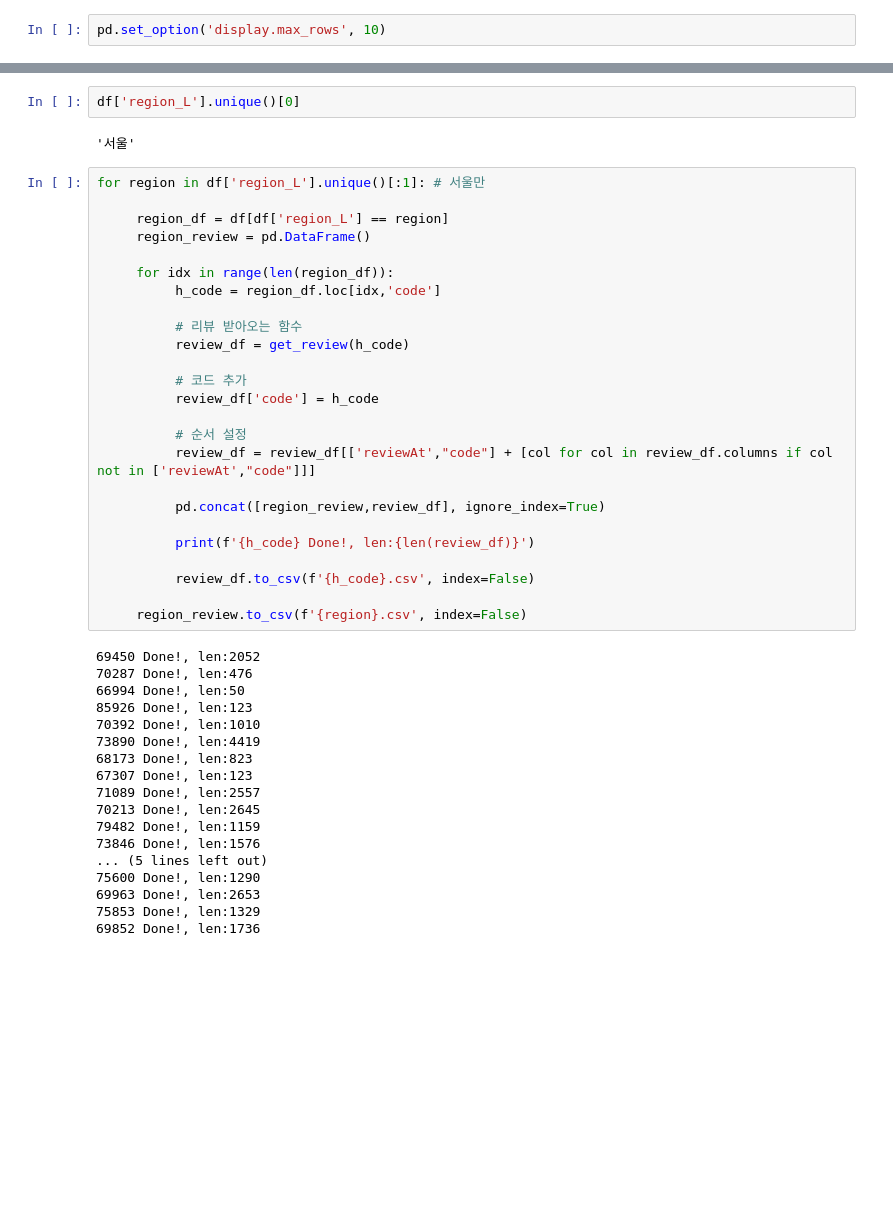
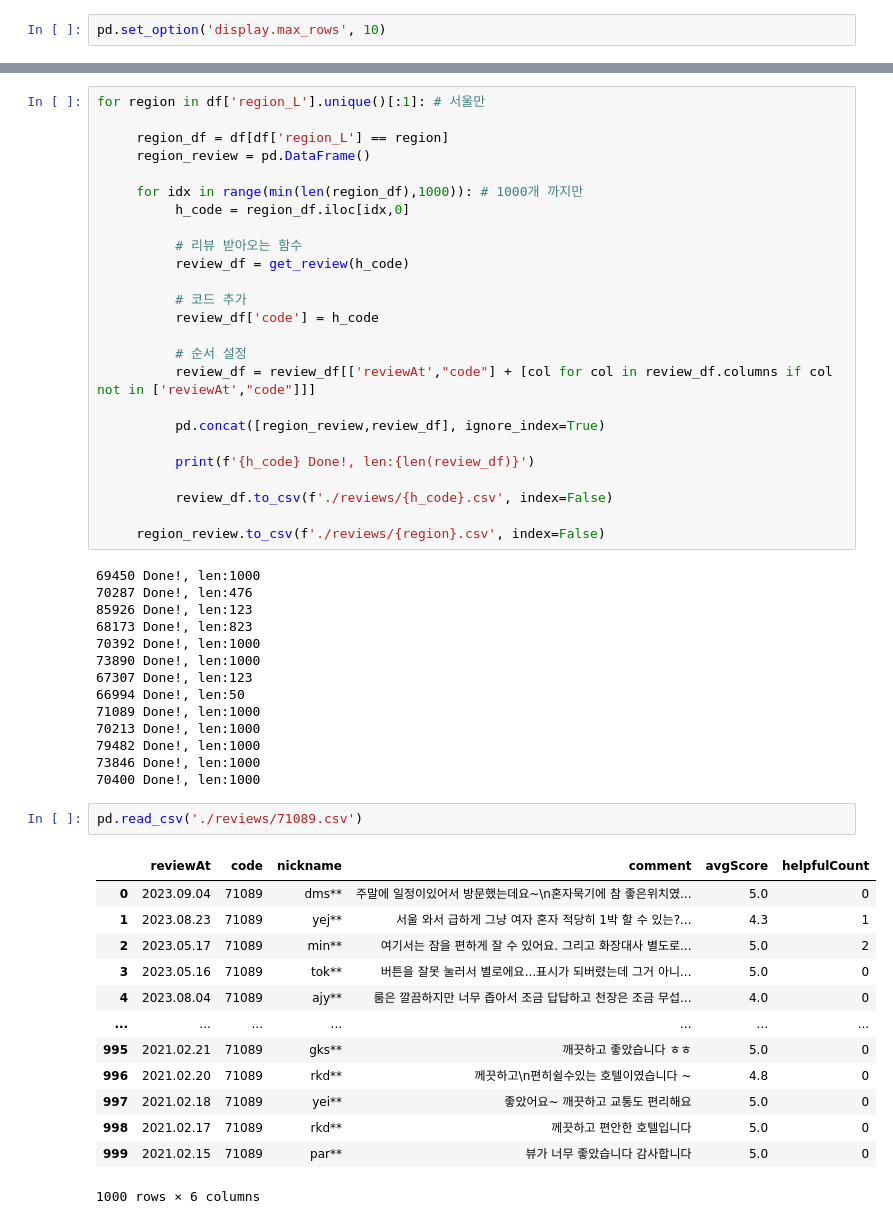
Before and after one commit to doxgxxn/final_crawl, a Jupyter notebook: 03_hotels_review.ipynb, the cells around one changed output, grey strips where cells are left out. Drawn from its saved outputs; the diff is of its cells as text; blank space fills up the shorter version.

```diff
--- a/03_hotels_review.ipynb
+++ b/03_hotels_review.ipynb
@@ -134,15 +118,11 @@ for i in df['region_L'].unique():
-# %%
-df['region_L'].unique()[0]
-# %% [output]
-'서울'
 # %%
 for region in df['region_L'].unique()[:1]: # 서울만
 
      region_df = df[df['region_L'] == region]
      region_review = pd.DataFrame()
 
-     for idx in range(len(region_df)):
-          h_code = region_df.loc[idx,'code']
+     for idx in range(min(len(region_df),1000)): # 1000개 까지만
+          h_code = region_df.iloc[idx,0]
 
           # 리뷰 받아오는 함수
           review_df = get_review(h_code)
@@ -157,25 +137,37 @@ for region in df['region_L'].unique()[:1]: # 서울만
 
           print(f'{h_code} Done!, len:{len(review_df)}')
 
-          review_df.to_csv(f'{h_code}.csv', index=False)
+          review_df.to_csv(f'./reviews/{h_code}.csv', index=False)
 
-     region_review.to_csv(f'{region}.csv', index=False)
+     region_review.to_csv(f'./reviews/{region}.csv', index=False)
 # %% [output]
-69450 Done!, len:2052
+69450 Done!, len:1000
 70287 Done!, len:476
+85926 Done!, len:123
+68173 Done!, len:823
+70392 Done!, len:1000
+73890 Done!, len:1000
+67307 Done!, len:123
 66994 Done!, len:50
-85926 Done!, len:123
-70392 Done!, len:1010
-73890 Done!, len:4419
-68173 Done!, len:823
-67307 Done!, len:123
-71089 Done!, len:2557
-70213 Done!, len:2645
-79482 Done!, len:1159
-73846 Done!, len:1576
-... (5 lines left out)
-75600 Done!, len:1290
-69963 Done!, len:2653
-75853 Done!, len:1329
-69852 Done!, len:1736
+71089 Done!, len:1000
+70213 Done!, len:1000
+79482 Done!, len:1000
+73846 Done!, len:1000
+70400 Done!, len:1000
+# %%
+pd.read_csv('./reviews/71089.csv')
+# %% [output]
+|  | reviewAt | code | nickname | comment | avgScore | helpfulCount |
+| 0 | 2023.09.04 | 71089 | dms** | 주말에 일정이있어서 방문했는데요~\n혼자묵기에 참 좋은위치였... | 5.0 | 0 |
+| 1 | 2023.08.23 | 71089 | yej** | 서울 와서 급하게 그냥 여자 혼자 적당히 1박 할 수 있는?... | 4.3 | 1 |
+| 2 | 2023.05.17 | 71089 | min** | 여기서는 잠을 편하게 잘 수 있어요. 그리고 화장대사 별도로... | 5.0 | 2 |
+| 3 | 2023.05.16 | 71089 | tok** | 버튼을 잘못 눌러서 별로에요...표시가 되버렸는데 그거 아니... | 5.0 | 0 |
+| 4 | 2023.08.04 | 71089 | ajy** | 룸은 깔끔하지만 너무 좁아서 조금 답답하고 천장은 조금 무섭... | 4.0 | 0 |
+| ... | ... | ... | ... | ... | ... | ... |
+| 995 | 2021.02.21 | 71089 | gks** | 깨끗하고 좋았습니다 ㅎㅎ | 5.0 | 0 |
+| 996 | 2021.02.20 | 71089 | rkd** | 께끗하고\n편히쉴수있는 호텔이였습니다 ~ | 4.8 | 0 |
+| 997 | 2021.02.18 | 71089 | yei** | 좋았어요~ 깨끗하고 교통도 편리해요 | 5.0 | 0 |
+| 998 | 2021.02.17 | 71089 | rkd** | 께끗하고 편안한 호텔입니다 | 5.0 | 0 |
+| 999 | 2021.02.15 | 71089 | par** | 뷰가 너무 좋았습니다 감사합니다 | 5.0 | 0 |
+1000 rows × 6 columns
 # %%
```
Also changed, not shown: parts of 13 cells of this notebook, 14 other files.
